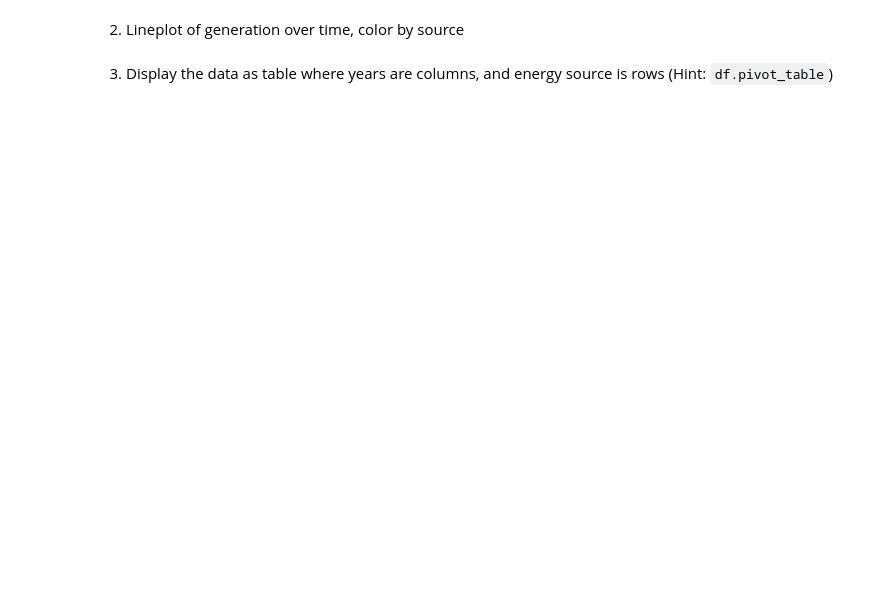
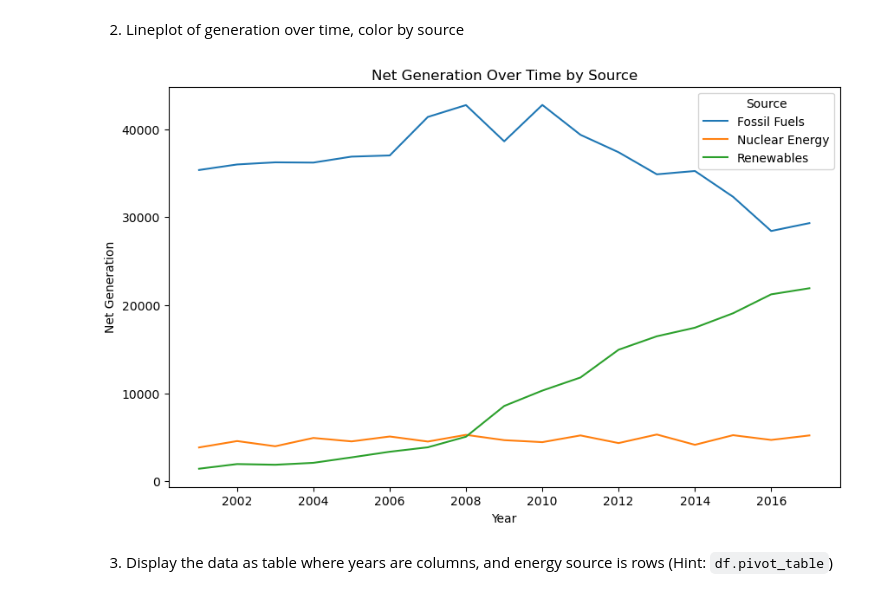
Before and after one commit to Segura-Jorge/time-series-exercises, a Jupyter notebook: wwtsd.ipynb, the cells around one changed output. Drawn from its saved outputs; the diff is of its cells as text; code cells hidden in the pictures; blank space fills up the shorter version.

```diff
--- a/wwtsd.ipynb
+++ b/wwtsd.ipynb
@@ -405,3 +441,9 @@ df.head(3)
 Use the above dataset for the following exercises:
 
 1. For each row, calculate the percentage of the year's total that energy source provided.
+# %%
+# First, calculate the total energy generation per year
+total_generation_per_year = df.groupby('year')['net_generation'].transform('sum')
+
+# Now, calculate the percentage of each row
+df['percentage'] = (df['net_generation'] / total_generation_per_year) * 100
@@ -408,4 +457,15 @@ Use the above dataset for the following exercises:
 # %% [markdown]
 2. Lineplot of generation over time, color by source
+# %%
+# Create a line plot with year on the x-axis, net_generation on the y-axis, and color by source
+plt.figure(figsize=(10, 6))
+sns.lineplot(data=df, x='year', y='net_generation', hue='source')
+plt.title('Net Generation Over Time by Source')
+plt.xlabel('Year')
+plt.ylabel('Net Generation')
+plt.legend(title='Source')
+plt.show()
+# %% [output]
+[figure, added]
 # %% [markdown]
 3. Display the data as table where years are columns, and energy source is rows (Hint: `df.pivot_table`)
```
Also changed, not shown: parts of 30 cells of this notebook, 1 other file.
